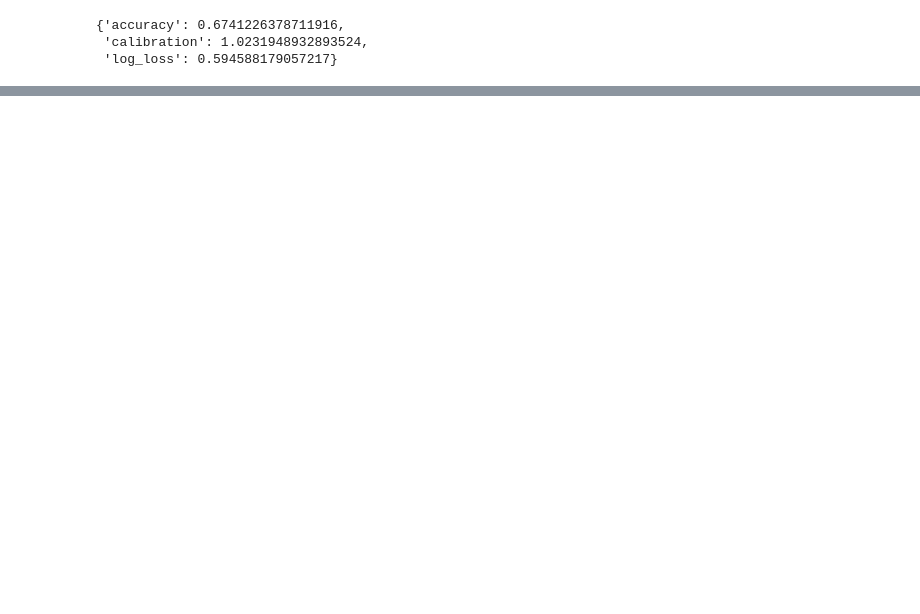
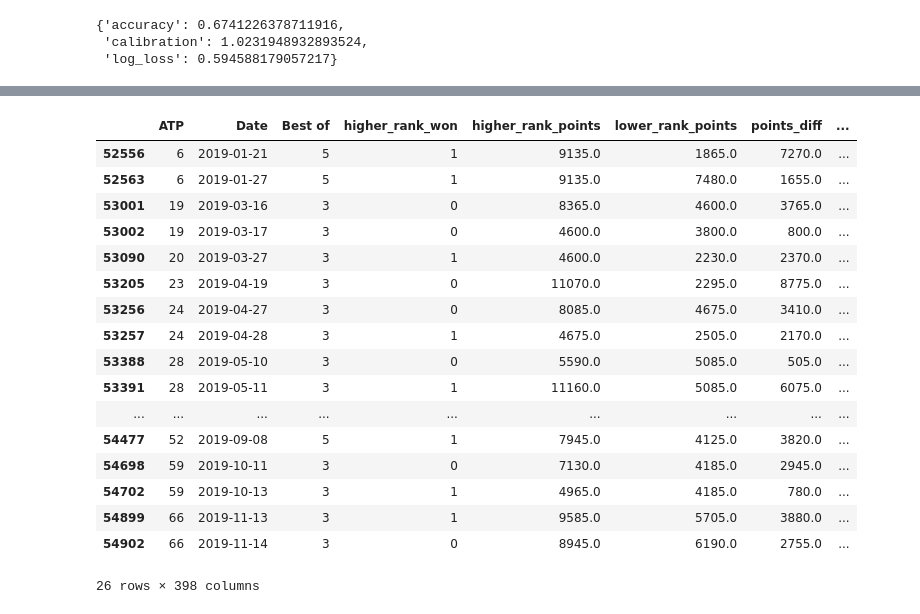
Before and after one commit to Harish-Thota1/Predicting_Tennis_Matches, a Jupyter notebook: Tennis_Research_ProjectB.ipynb, the cells around one changed output, grey strips where cells are left out. Cells and saved outputs as stored; diff of their text form; code cells hidden in the pictures; blank space fills up the shorter version.

```diff
--- a/Tennis_Research_ProjectB.ipynb
+++ b/Tennis_Research_ProjectB.ipynb
@@ -407,0 +450,12 @@ accuracy(df_odds_validation['higher_rank_won'], df_odds_validation['predictions'
+# %%
+def precompute_top_players(data, top_n):
+    # Group data by year, then find top n players based on 'WRank' and 'LRank' for winners and losers.
+    top_players_by_year = {}
+    for year, group in data.groupby(data['Date'].dt.year):
+        top_winners = set(group.nsmallest(top_n, 'WRank')['Winner'].unique())
+        top_losers = set(group.nsmallest(top_n, 'LRank')['Loser'].unique())
+        top_players_by_year[year] = top_winners.union(top_losers)
+    return top_players_by_year
+# %%
+top_50_players = precompute_top_players(all_years_df, 50)
+top_100_players = precompute_top_players(all_years_df, 100)
@@ -408,10 +482,27 @@ accuracy(df_odds_validation['higher_rank_won'], df_odds_validation['predictions'
+# %%
+all_years_df['Top50'] = all_years_df.apply(lambda row: row['Winner'] in top_50_players[row['Date'].year] and row['Loser'] in top_50_players[row['Date'].year], axis=1)
+all_years_df['Top100'] = all_years_df.apply(lambda row: row['Winner'] in top_100_players[row['Date'].year] and row['Loser'] in top_100_players[row['Date'].year], axis=1)
+# %%
+df_odds_validation_top_50 = all_years_df[(all_years_df['Top50'] == True) & (all_years_df['Date'].dt.year == 2019)]
+df_odds_validation_top_100 = all_years_df[(all_years_df['Top100'] == True) & (all_years_df['Date'].dt.year == 2019)]
 # %%
-# def filter_matches_by_rank(matches, n):
-#     filtered_matches = []
-#     for year in range(2000, 2020):
-#         top_n_players = rankings_df[year].nsmallest(n, 'Rank')['Player'].tolist()
-#         yearly_matches = matches[(matches['Year'] == year) &
-#                                  ((matches['Winner'].isin(top_n_players)) |
-#                                   (matches['Loser'].isin(top_n_players)))]
-#         filtered_matches.append(yearly_matches)
-#     return pd.concat(filtered_matches)
+df_odds_validation_top_50
+# %% [output]
+|  | ATP | Date | Best of | higher_rank_won | higher_rank_points | lower_rank_points | points_diff | ... |
+| 52556 | 6 | 2019-01-21 | 5 | 1 | 9135.0 | 1865.0 | 7270.0 | ... |
+| 52563 | 6 | 2019-01-27 | 5 | 1 | 9135.0 | 7480.0 | 1655.0 | ... |
+| 53001 | 19 | 2019-03-16 | 3 | 0 | 8365.0 | 4600.0 | 3765.0 | ... |
+| 53002 | 19 | 2019-03-17 | 3 | 0 | 4600.0 | 3800.0 | 800.0 | ... |
+| 53090 | 20 | 2019-03-27 | 3 | 1 | 4600.0 | 2230.0 | 2370.0 | ... |
+| 53205 | 23 | 2019-04-19 | 3 | 0 | 11070.0 | 2295.0 | 8775.0 | ... |
+| 53256 | 24 | 2019-04-27 | 3 | 0 | 8085.0 | 4675.0 | 3410.0 | ... |
+| 53257 | 24 | 2019-04-28 | 3 | 1 | 4675.0 | 2505.0 | 2170.0 | ... |
+| 53388 | 28 | 2019-05-10 | 3 | 0 | 5590.0 | 5085.0 | 505.0 | ... |
+| 53391 | 28 | 2019-05-11 | 3 | 1 | 11160.0 | 5085.0 | 6075.0 | ... |
+| ... | ... | ... | ... | ... | ... | ... | ... | ... |
+| 54477 | 52 | 2019-09-08 | 5 | 1 | 7945.0 | 4125.0 | 3820.0 | ... |
+| 54698 | 59 | 2019-10-11 | 3 | 0 | 7130.0 | 4185.0 | 2945.0 | ... |
+| 54702 | 59 | 2019-10-13 | 3 | 1 | 4965.0 | 4185.0 | 780.0 | ... |
+| 54899 | 66 | 2019-11-13 | 3 | 1 | 9585.0 | 5705.0 | 3880.0 | ... |
+| 54902 | 66 | 2019-11-14 | 3 | 0 | 8945.0 | 6190.0 | 2755.0 | ... |
+26 rows × 398 columns
```
Also changed, not shown: parts of 28 cells of this notebook.
